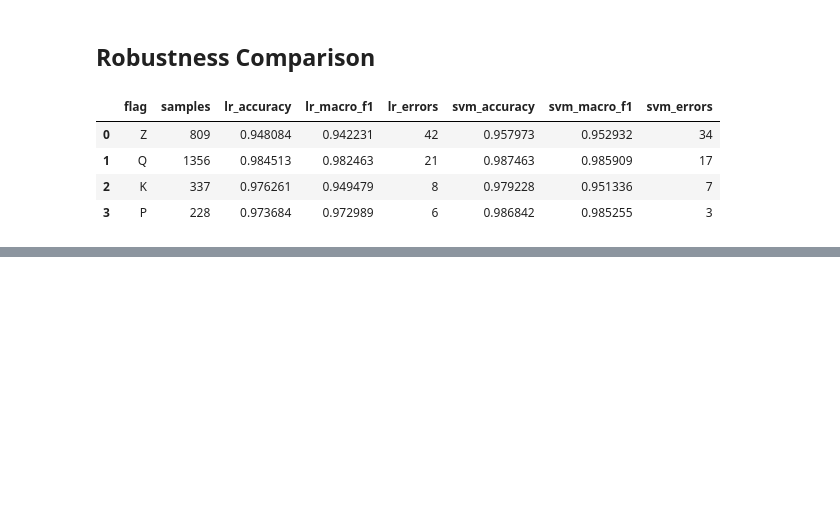
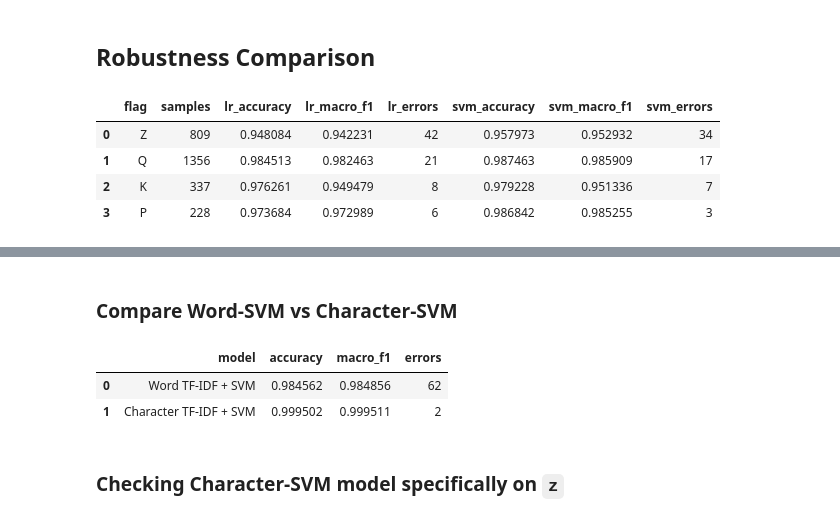
Before and after one commit to ribhupramanik/ResolveAI, a Jupyter notebook: notebooks/02_baseline_models.ipynb, the cells around one changed output, grey strips where cells are left out. Cells and saved outputs as stored; diff of their text form; code cells hidden in the pictures; blank space fills up the shorter version.

Commit message:
Created a character svm model and compared it against word svm model

````diff
--- a/notebooks/02_baseline_models.ipynb
+++ b/notebooks/02_baseline_models.ipynb
@@ -1192,0 +1213,28 @@ robustness_df["svm_error_rate"] = (
+# %%
+char_svm_pipeline = Pipeline([
+    (
+        "tfidf",
+        TfidfVectorizer(
+            analyzer="char_wb",
+            ngram_range=(3, 5),
+            lowercase=True
+        )
+    ),
+    (
+        "classifier",
+        LinearSVC(
+            random_state=42
+        )
+    )
+])
+# %%
+char_svm_pipeline.fit(
+    X_train_generic,
+    y_train_generic
+)
+
+char_svm_predictions = (
+    char_svm_pipeline.predict(
+        X_val_generic
+    )
+)
@@ -1192,0 +1275,25 @@ robustness_df["svm_error_rate"] = (
+# %% [markdown]
+### Compare Word-SVM vs Character-SVM
+# %%
+svm_feature_comparison = pd.DataFrame([
+    {
+        "model": "Word TF-IDF + SVM",
+        "accuracy": svm_accuracy,
+        "macro_f1": svm_macro_f1,
+        "errors": svm_errors
+    },
+    {
+        "model": "Character TF-IDF + SVM",
+        "accuracy": char_svm_accuracy,
+        "macro_f1": char_svm_macro_f1,
+        "errors": char_svm_errors
+    }
+])
+
+svm_feature_comparison
+# %% [output]
+|  | model | accuracy | macro_f1 | errors |
+| 0 | Word TF-IDF + SVM | 0.984562 | 0.984856 | 62 |
+| 1 | Character TF-IDF + SVM | 0.999502 | 0.999511 | 2 |
+# %% [markdown]
+### Checking Character-SVM model specifically on ```z```
````
Also changed, not shown: parts of 4 cells of this notebook.
